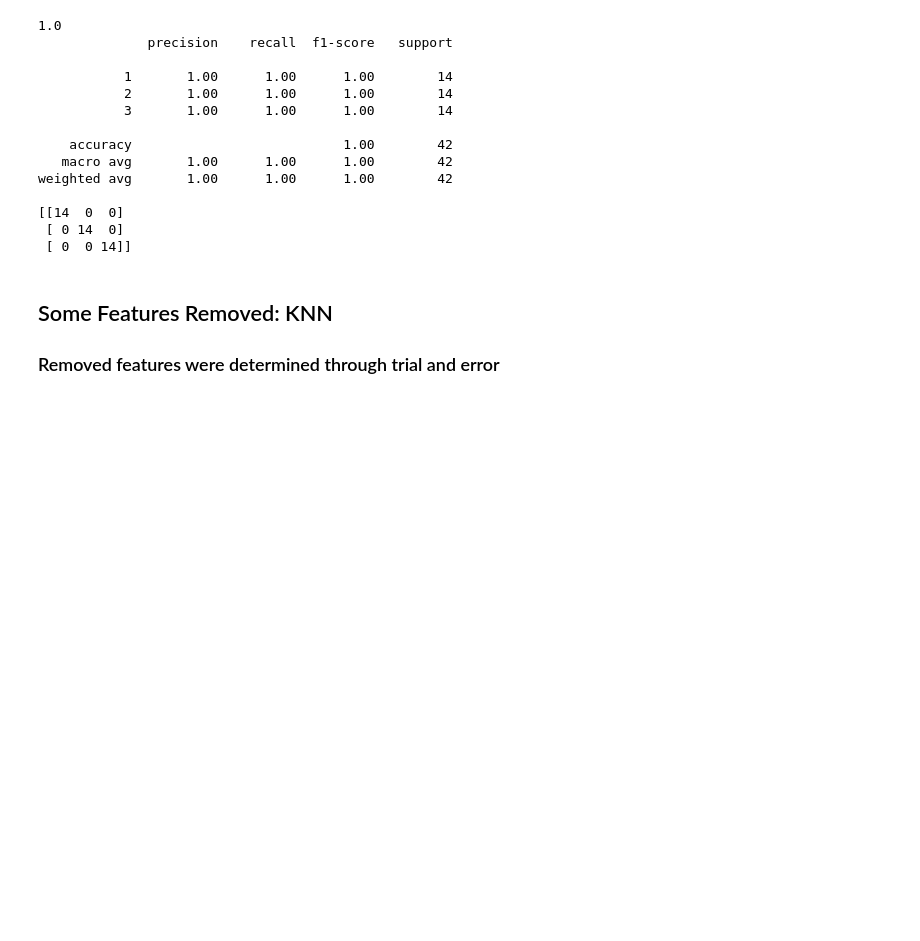
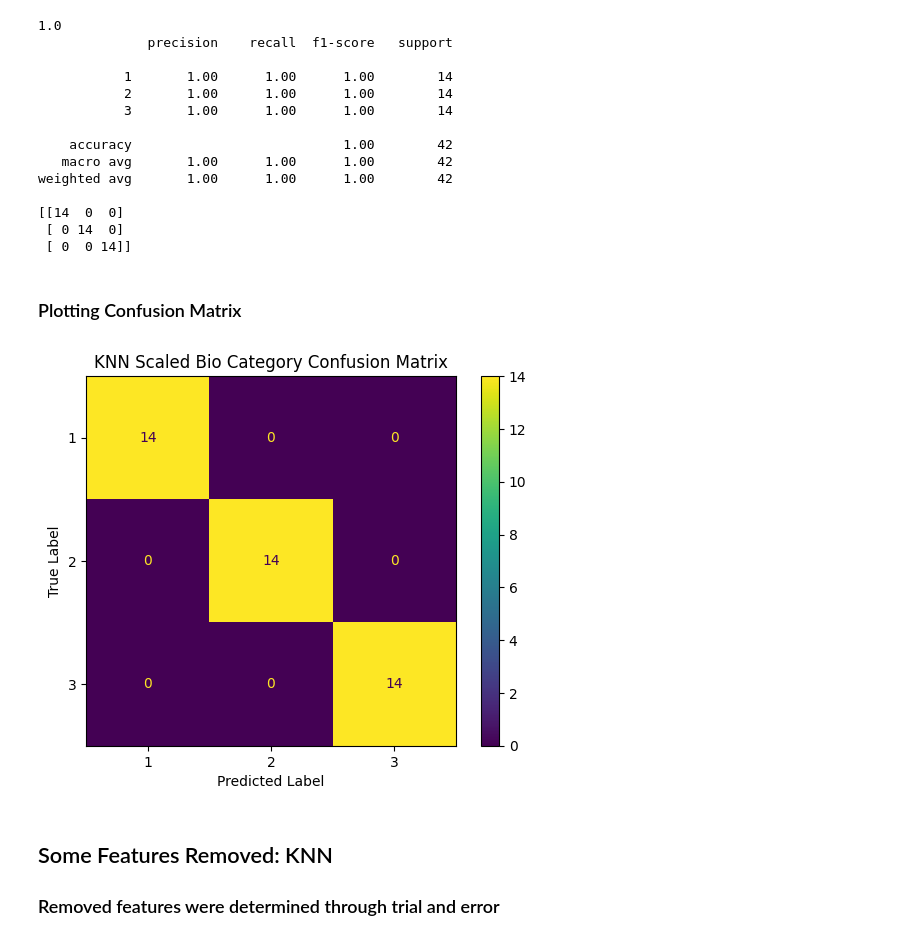
Before and after one commit to t-lnguyen/machine-learning-w-python, a Jupyter notebook: assignments/A3/src/7324.A3.KNNvDT.submit.ipynb, the cells around one changed output. Saved outputs shown, nothing was run; the diff lists cells and outputs as text; code cells hidden in the pictures; blank space fills up the shorter version.

```diff
--- a/assignments/A3/src/7324.A3.KNNvDT.submit.ipynb
+++ b/assignments/A3/src/7324.A3.KNNvDT.submit.ipynb
@@ -121,6 +136,12 @@ weighted avg       1.00      1.00      1.00        42
 [[14  0  0]
  [ 0 14  0]
  [ 0  0 14]]
+# %% [markdown]
+### Plotting Confusion Matrix
+# %%
+display_confusion_matrix('KNN Scaled Bio Category Confusion Matrix', 'black', knn_y_test, knn_y_predict, knn.classes_)
+# %% [output]
+[figure, added]
 # %% [markdown]
 ## Some Features Removed: KNN
 ### Removed features were determined through trial and error
```
Also changed, not shown: parts of 18 cells of this notebook.
